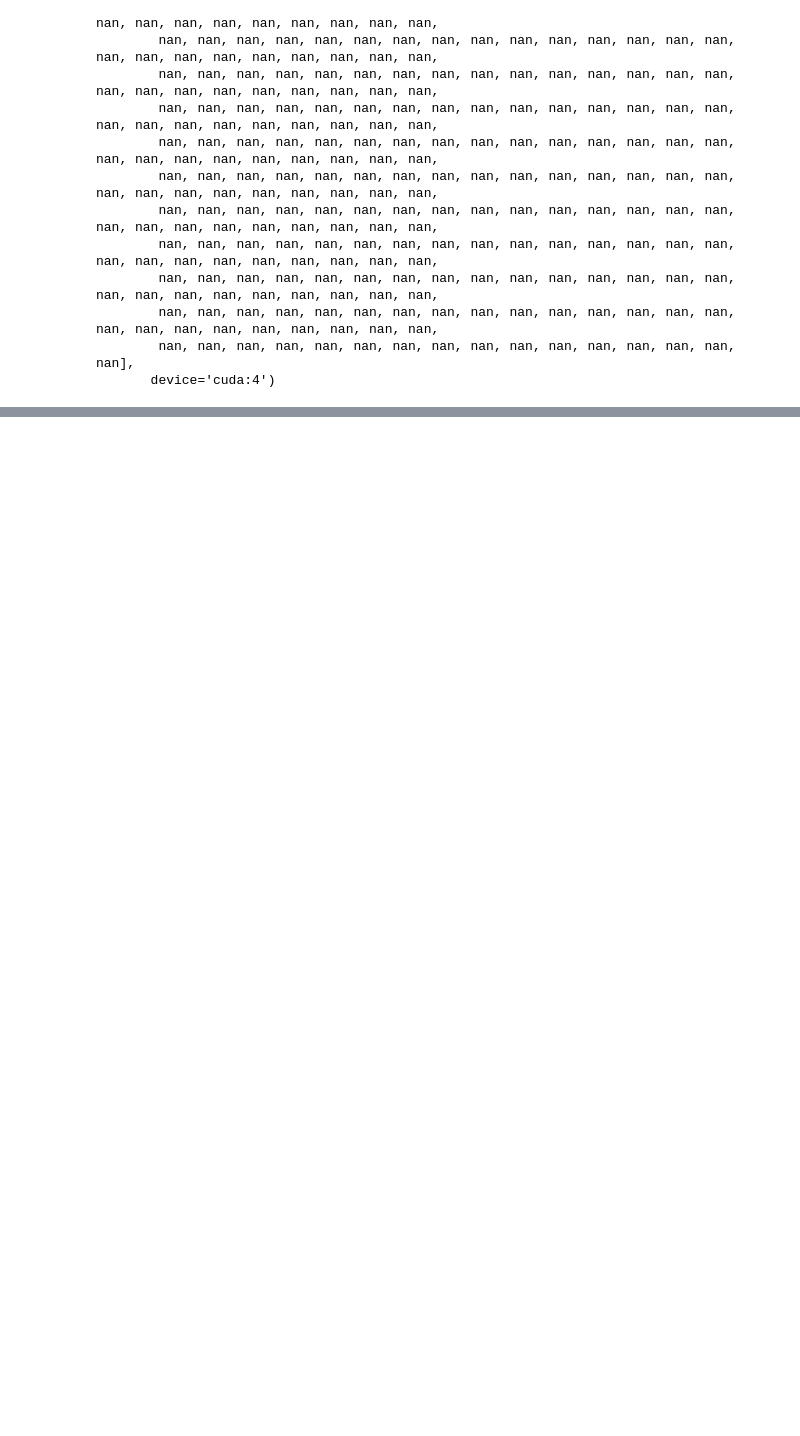
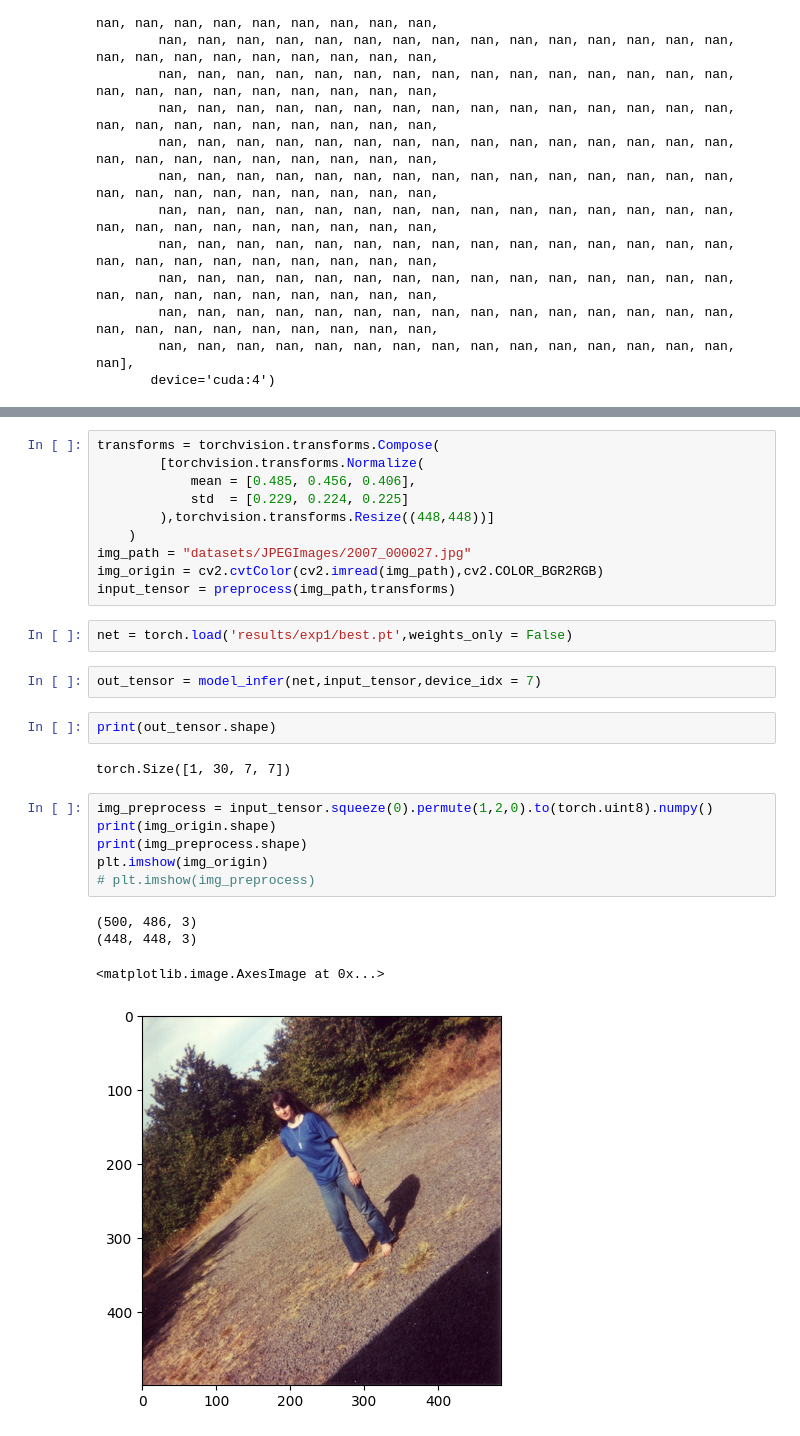
Before and after one commit to cuijunjie18/YOLO_V1, a Jupyter notebook: main.ipynb, the cells around one changed output, grey strips where cells are left out. Saved outputs shown, nothing was run; the diff lists cells and outputs as text; blank space fills up the shorter version.

```diff
--- a/main.ipynb
+++ b/main.ipynb
@@ -387,0 +557,29 @@ tensor([nan, nan, nan, nan, nan, nan, nan, nan, nan, nan, nan, nan, nan, nan, na
+# %%
+transforms = torchvision.transforms.Compose(
+        [torchvision.transforms.Normalize(
+            mean = [0.485, 0.456, 0.406],
+            std  = [0.229, 0.224, 0.225]
+        ),torchvision.transforms.Resize((448,448))]
+    )
+img_path = "datasets/JPEGImages/2007_000027.jpg"
+img_origin = cv2.cvtColor(cv2.imread(img_path),cv2.COLOR_BGR2RGB)
+input_tensor = preprocess(img_path,transforms)
+# %%
+net = torch.load('results/exp1/best.pt',weights_only = False)
+# %%
+out_tensor = model_infer(net,input_tensor,device_idx = 7)
+# %%
+print(out_tensor.shape)
+# %% [output]
+torch.Size([1, 30, 7, 7])
+# %%
+img_preprocess = input_tensor.squeeze(0).permute(1,2,0).to(torch.uint8).numpy()
+print(img_origin.shape)
+print(img_preprocess.shape)
+plt.imshow(img_origin)
+# plt.imshow(img_preprocess)
+# %% [output]
+(500, 486, 3)
+(448, 448, 3)
+<matplotlib.image.AxesImage at 0x...>
+[figure, added]
```
Also changed, not shown: parts of 12 cells of this notebook, 9 other files.
